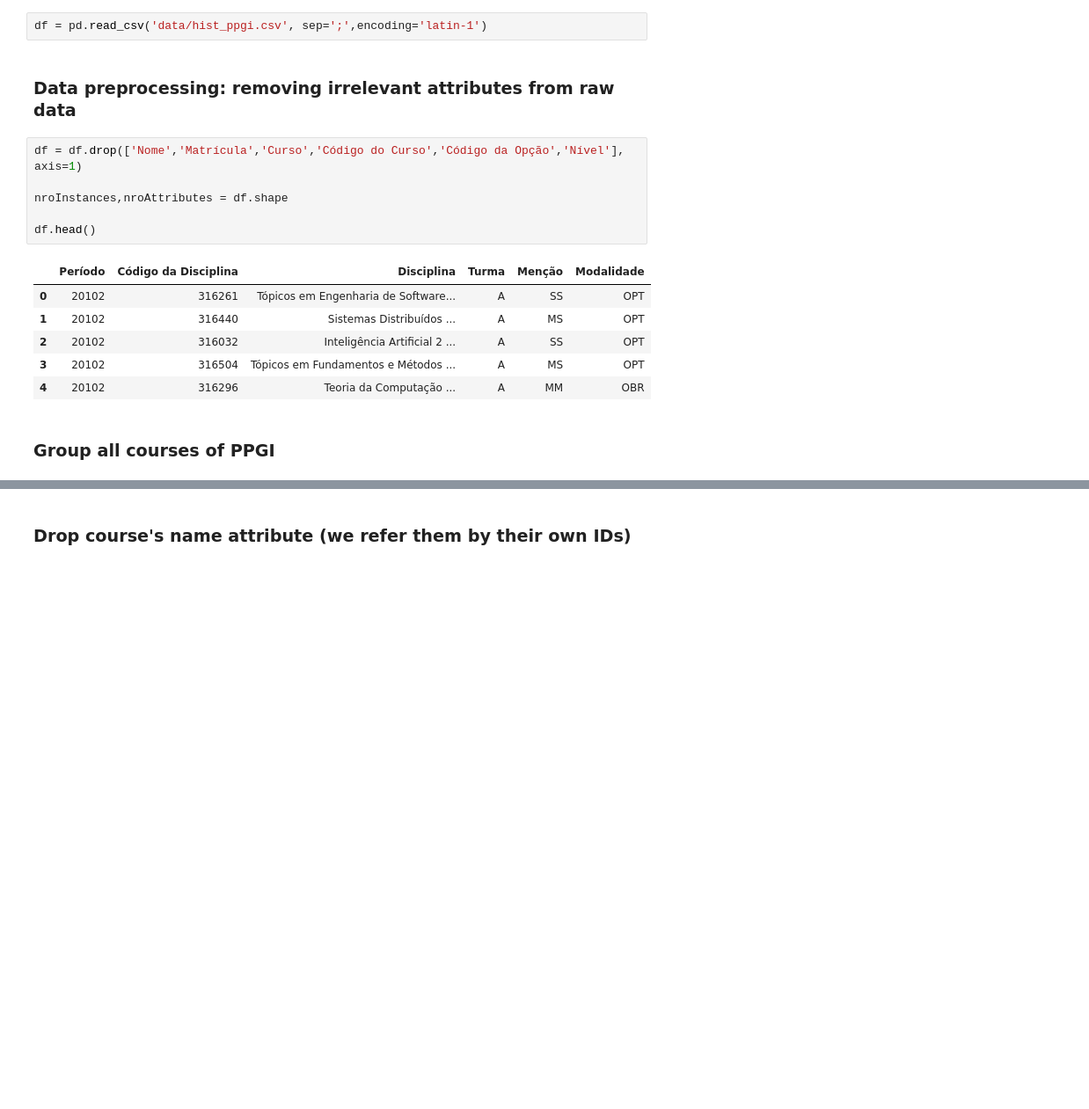
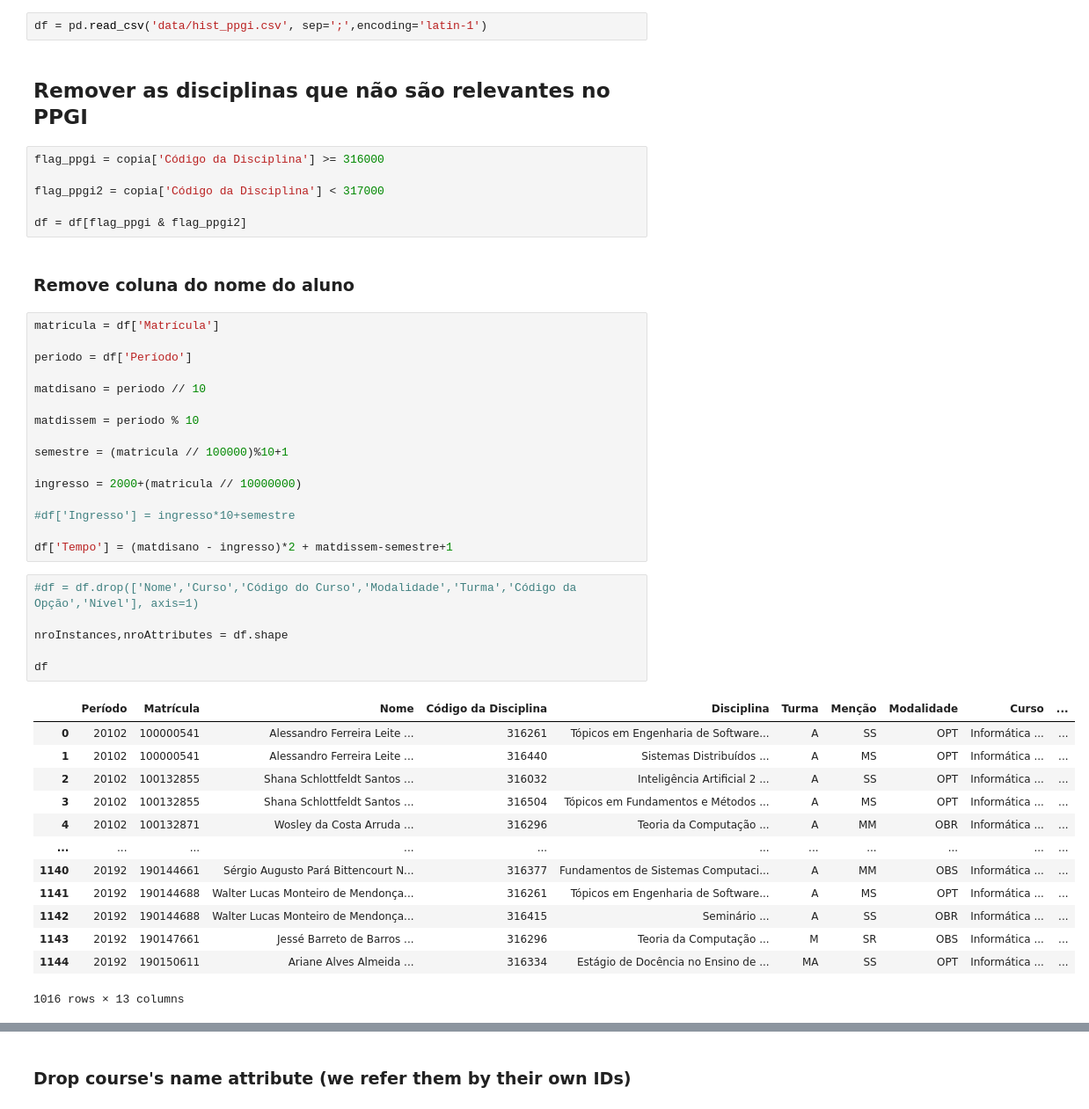
Before and after one commit to viniciusrpb/visualanalysis_ppgi, a Jupyter notebook: analysis_ppgi.ipynb, the cells around one changed output, grey strips where cells are left out. Shown at 88% size. Cells and saved outputs as stored; diff of their text form; blank space fills up the shorter version.

```diff
--- a/analysis_ppgi.ipynb
+++ b/analysis_ppgi.ipynb
@@ -12,20 +12,49 @@ pd.set_option('display.width', 1000)
 ## Load dataset
 # %%
 df = pd.read_csv('data/hist_ppgi.csv', sep=';',encoding='latin-1')
-# %% [markdown]
-### Data preprocessing: removing irrelevant attributes from raw data
+# %% [markdown]
+## Remover as disciplinas que não são relevantes no PPGI
+# %%
+flag_ppgi = copia['Código da Disciplina'] >= 316000
+
+flag_ppgi2 = copia['Código da Disciplina'] < 317000
+
+df = df[flag_ppgi & flag_ppgi2]
+# %% [markdown]
+### Remove coluna do nome do aluno
+# %%
+matricula = df['Matrícula']
+
+periodo = df['Período']
+
+matdisano = periodo // 10
+
+matdissem = periodo % 10
+
+semestre = (matricula // 100000)%10+1
+
+ingresso = 2000+(matricula // 10000000)
+
+#df['Ingresso'] = ingresso*10+semestre
+
+df['Tempo'] = (matdisano - ingresso)*2 + matdissem-semestre+1
 # %%
-df = df.drop(['Nome','Matrícula','Curso','Código do Curso','Código da Opção','Nível'], axis=1)
+#df = df.drop(['Nome','Curso','Código do Curso','Modalidade','Turma','Código da Opção','Nível'], axis=1)
 
 nroInstances,nroAttributes = df.shape
 
-df.head()
+df
 # %% [output]
-|  | Período | Código da Disciplina | Disciplina | Turma | Menção | Modalidade |
-| 0 | 20102 | 316261 | Tópicos em Engenharia de Software... | A | SS | OPT |
-| 1 | 20102 | 316440 | Sistemas Distribuídos ... | A | MS | OPT |
-| 2 | 20102 | 316032 | Inteligência Artificial 2 ... | A | SS | OPT |
-| 3 | 20102 | 316504 | Tópicos em Fundamentos e Métodos ... | A | MS | OPT |
-| 4 | 20102 | 316296 | Teoria da Computação ... | A | MM | OBR |
+|  | Período | Matrícula | Nome | Código da Disciplina | Disciplina | Turma | Menção | Modalidade | Curso | ... |
+| 0 | 20102 | 100000541 | Alessandro Ferreira Leite ... | 316261 | Tópicos em Engenharia de Software... | A | SS | OPT | Informática ... | ... |
+| 1 | 20102 | 100000541 | Alessandro Ferreira Leite ... | 316440 | Sistemas Distribuídos ... | A | MS | OPT | Informática ... | ... |
+| 2 | 20102 | 100132855 | Shana Schlottfeldt Santos ... | 316032 | Inteligência Artificial 2 ... | A | SS | OPT | Informática ... | ... |
+| 3 | 20102 | 100132855 | Shana Schlottfeldt Santos ... | 316504 | Tópicos em Fundamentos e Métodos ... | A | MS | OPT | Informática ... | ... |
+| 4 | 20102 | 100132871 | Wosley da Costa Arruda ... | 316296 | Teoria da Computação ... | A | MM | OBR | Informática ... | ... |
+| ... | ... | ... | ... | ... | ... | ... | ... | ... | ... | ... |
+| 1140 | 20192 | 190144661 | Sérgio Augusto Pará Bittencourt N... | 316377 | Fundamentos de Sistemas Computaci... | A | MM | OBS | Informática ... | ... |
+| 1141 | 20192 | 190144688 | Walter Lucas Monteiro de Mendonça... | 316261 | Tópicos em Engenharia de Software... | A | MS | OPT | Informática ... | ... |
+| 1142 | 20192 | 190144688 | Walter Lucas Monteiro de Mendonça... | 316415 | Seminário ... | A | SS | OBR | Informática ... | ... |
+| 1143 | 20192 | 190147661 | Jessé Barreto de Barros ... | 316296 | Teoria da Computação ... | M | SR | OBS | Informática ... | ... |
+| 1144 | 20192 | 190150611 | Ariane Alves Almeida ... | 316334 | Estágio de Docência no Ensino de ... | MA | SS | OPT | Informática ... | ... |
+1016 rows × 13 columns
-# %% [markdown]
-### Group all courses of PPGI
```
Also changed, not shown: parts of 30 cells of this notebook.
